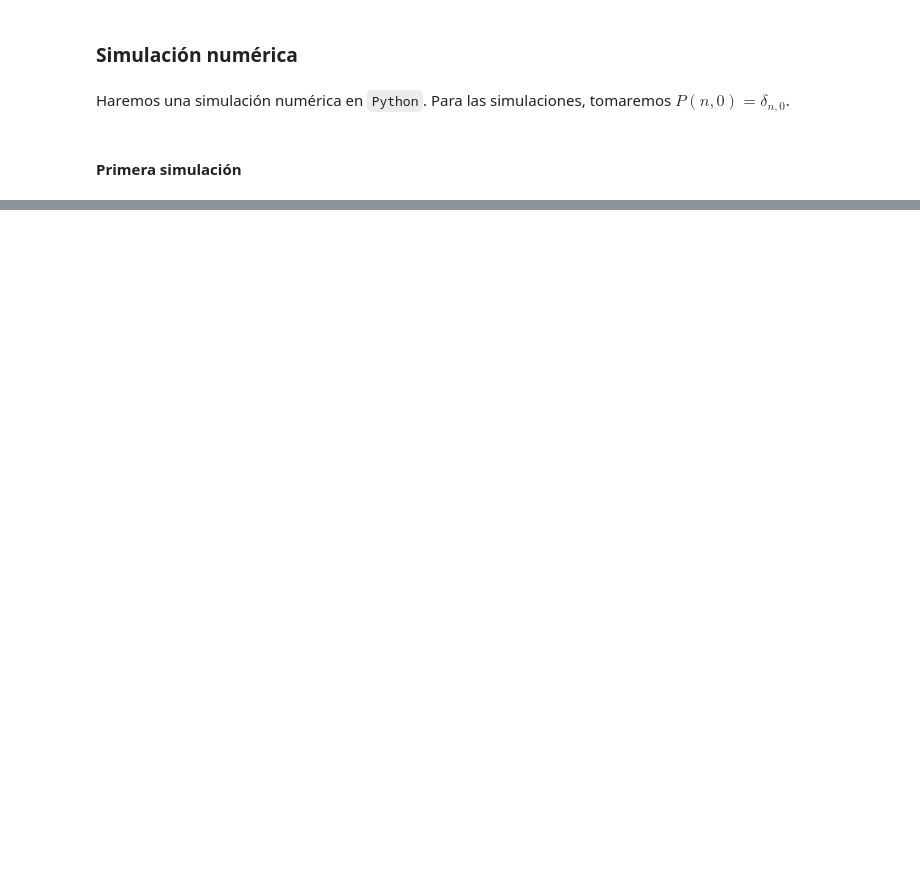
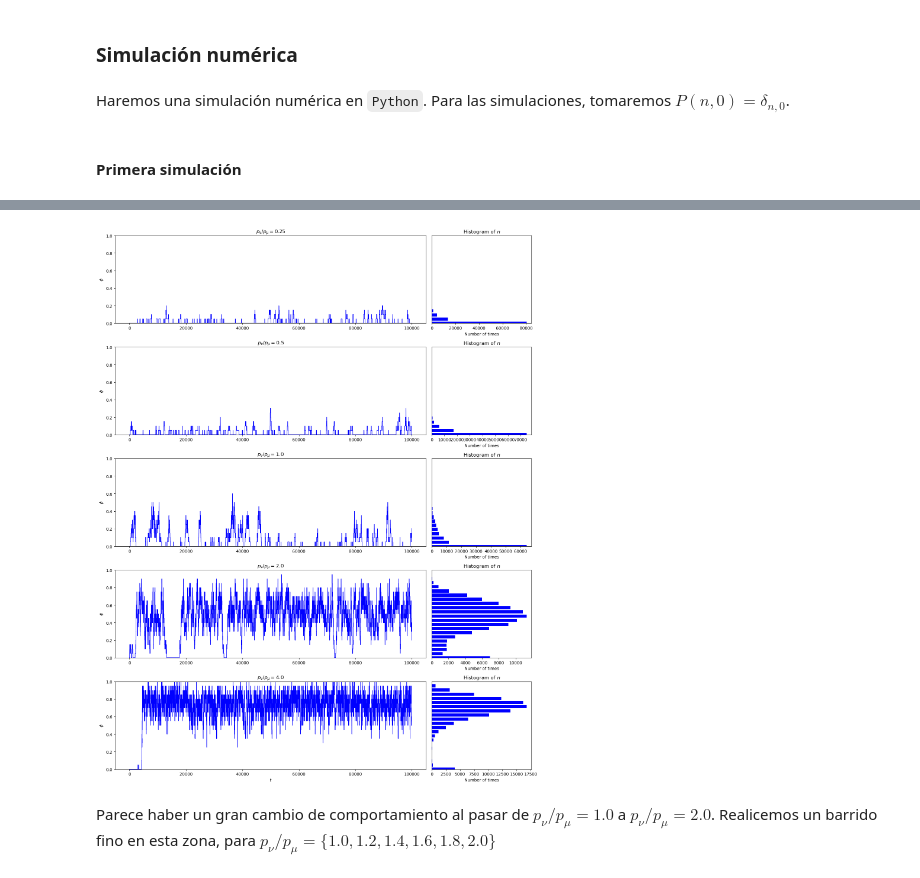
Before and after one commit to lucasmbru/masterIB, a Jupyter notebook: simulaciones/codigos/modelosPropios/populationEvolution.ipynb, the cells around one changed output, grey strips where cells are left out. Cells and saved outputs as stored; diff of their text form; code cells hidden in the pictures; blank space fills up the shorter version.

```diff
--- a/simulaciones/codigos/modelosPropios/populationEvolution.ipynb
+++ b/simulaciones/codigos/modelosPropios/populationEvolution.ipynb
@@ -189,0 +308,42 @@ plt.show()
+# %%
+# sets parameters
+N = 20
+pmu = 0.2
+pnus = np.array([0.25, 0.5, 1, 2, 4])*pmu
+palpha = 0.01*pmu
+t_max = 100000
+
+# simulations
+historiesPnu = [population_evolution(N, n_initial, u, pmu, pnu_i, palpha, t_max) for pnu_i in pnus]
+# %%
+# Plot densities
+fig = plt.figure(figsize=(15, 19))
+
+for i, pnu in enumerate(pnus):
+    ax = plt.subplot2grid((len(pnus), 4), (i, 0), colspan=3)
+    ax.plot(np.array(historiesPnu[i])/N, lw=1, color='blue')
+    if i == 0:
+        ax.set_title(r"Density of $A$ sites")
+    if i == len(pnus) - 1:
+        ax.set_xlabel(r"$t$")
+    ax.set_ylabel(r"$\phi$")
+    ax.set_title(r"$p_\nu/p_\mu = {}$".format(pnus[i]/pmu))
+    ax.set_yticks([0, 0.2, 0.4, 0.6, 0.8, 1])
+    ax.set_ylim([0, 1])
+
+    # plot the histogram
+    ax = plt.subplot2grid((len(pnus), 4), (i, 3))
+    ax.hist(np.array(historiesPnu[i])/N, bins = np.linspace(0, 1, N+2), orientation='horizontal', align = "left", rwidth = 0.75, color='blue', density = False)
+    ax.set_xlabel(r"Number of times")
+    ax.set_title(r"Histogram of $n$")
+    ax.set_yticks([])
+    ax.set_yticklabels([])
+    ax.set_ylim([0, 1])
+
+plt.tight_layout()
+
+plt.show()
+# %% [output]
+[figure, added]
+# %% [markdown]
+Parece haber un gran cambio de comportamiento al pasar de $p_\nu/p_\mu = 1.0$ a $p_\nu/p_\mu = 2.0$. Realicemos un barrido fino en esta zona, para $p_\nu/p_\mu = \{1.0, 1.2, 1.4, 1.6, 1.8, 2.0\}$
```
Also changed, not shown: parts of 24 cells of this notebook.
